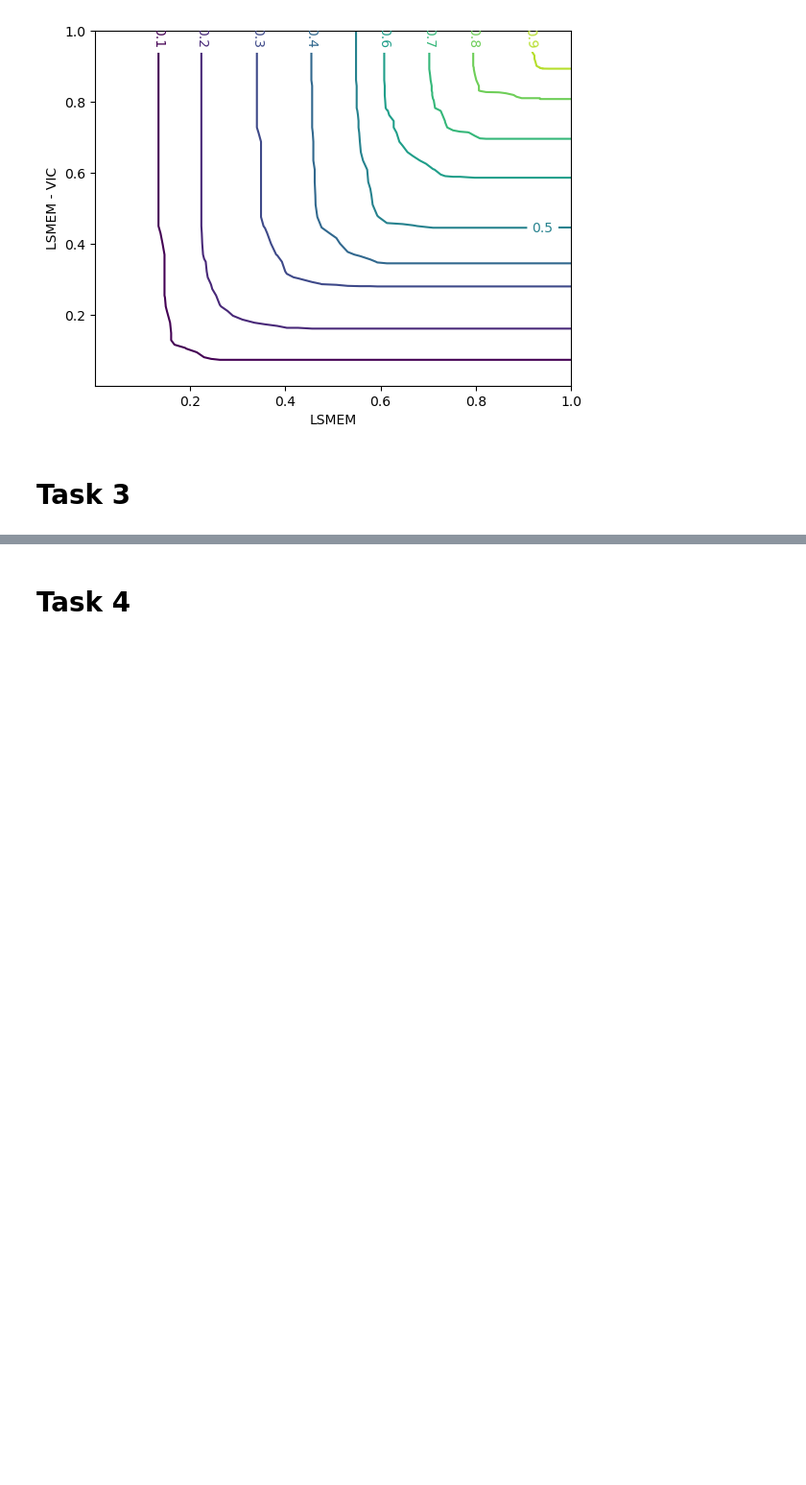
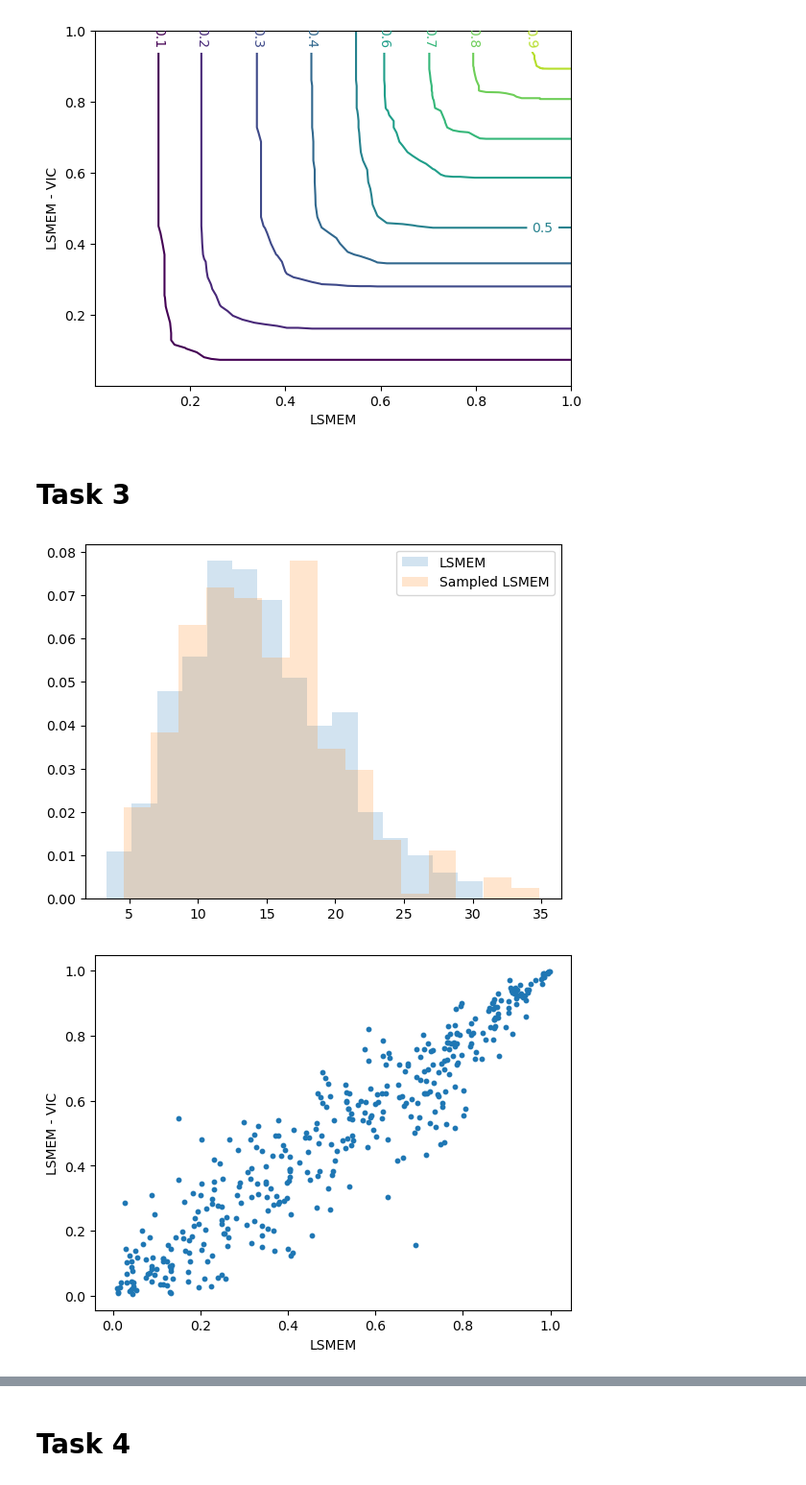
Before and after one commit to NiuZhixiao/Bootcamp, a Jupyter notebook: 2023_PREP-NexT_Summer_Bootcamp_Topic3/Bootcamp_3_task1234.ipynb, the cells around one changed output, grey strips where cells are left out. Shown at 96% size. Drawn from its saved outputs; the diff is of its cells as text; code cells hidden in the pictures; blank space fills up the shorter version.

```diff
--- a/2023_PREP-NexT_Summer_Bootcamp_Topic3/Bootcamp_3_task1234.ipynb
+++ b/2023_PREP-NexT_Summer_Bootcamp_Topic3/Bootcamp_3_task1234.ipynb
@@ -272,3 +234,59 @@ for i in range(len(cdf1_sample)):
+# %%
+# Calculating corresponding data points from cdf based on Bisection Method
+for i in range(len(cdf1_sample)):
+    upper = 1
+    lower = 0
+    tol = 1e-15
+    cdf2_sample[i] = (upper + lower) / 2
+    theta = gumbel.theta
+
+    for j in range(100):
+        if abs(gumbel_partial_u(cdf1_sample[i], cdf2_sample[i], theta) - copula_sample[i]) < tol:
+            break
+        else:
+            if (gumbel_partial_u(cdf1_sample[i], cdf2_sample[i], theta) - copula_sample[i]) * \
+                (gumbel_partial_u(cdf1_sample[i], upper, theta) - copula_sample[i]) < 0:
+                lower = cdf2_sample[i]
+            else:
+                upper = cdf2_sample[i]
+            cdf2_sample[i] = (upper + lower) / 2
+
+# Calculating corresponding data points from cdf based on Newton-Raphson Method
+for i in range(len(cdf1_sample)):
+
+    x10 = 15
+    x20 = -15
+    tol = 1e-15
+    x1_sample[i] = x10
+    x2_sample[i] = x20
+
+    for j in range(100):
+        if abs(stats.gamma.cdf(x1_sample[i]-loc1, a = alpha1, scale = beta1) - cdf1_sample[i]) < tol:
+            break
+        else:
+            x1_sample[i] = x1_sample[i] - (stats.gamma.cdf(x1_sample[i]-loc1, a = alpha1, scale = beta1) - cdf1_sample[i]) \
+                            / (stats.gamma.pdf(x1_sample[i]-loc1, a = alpha1, scale = beta1))
+    for j in range(100):
+        if abs(stats.gamma.cdf(x2_sample[i]-loc2, a = alpha2, scale = beta2) - cdf2_sample[i]) < tol:
+            break
+        else:
+            x2_sample[i] = x2_sample[i] - (stats.gamma.cdf(x2_sample[i]-loc2, a = alpha2, scale = beta2) - cdf2_sample[i]) \
+                            / (stats.gamma.pdf(x2_sample[i]-loc2, a = alpha2, scale = beta2))
+
+plt.figure(1)
+plt.hist(x1, density = True, histtype = 'stepfilled', alpha = 0.2, bins = 15)
+plt.hist(x1_sample, density = True, histtype = 'stepfilled', alpha = 0.2, bins = 15)
+plt.legend(['LSMEM','Sampled LSMEM'])
+plt.savefig('./figures/x1 sampled.jpg')
+
+plt.figure(2)
+plt.scatter(cdf1_sample, cdf2_sample, s = 10)
+plt.xlabel('LSMEM')
+plt.ylabel('LSMEM - VIC')
+plt.savefig('./figures/copula sampled.jpg')
+# %% [output]
+[figure, added]
+[figure, added]
 # %%
 plt.scatter(x1, x2, color = 'black', s = 12, alpha = 0.4)
 plt.scatter(x1_sample, x2_sample, color = 'red', s = 12, alpha = 0.4)
```
Also changed, not shown: parts of 7 cells of this notebook, 19 other files.
